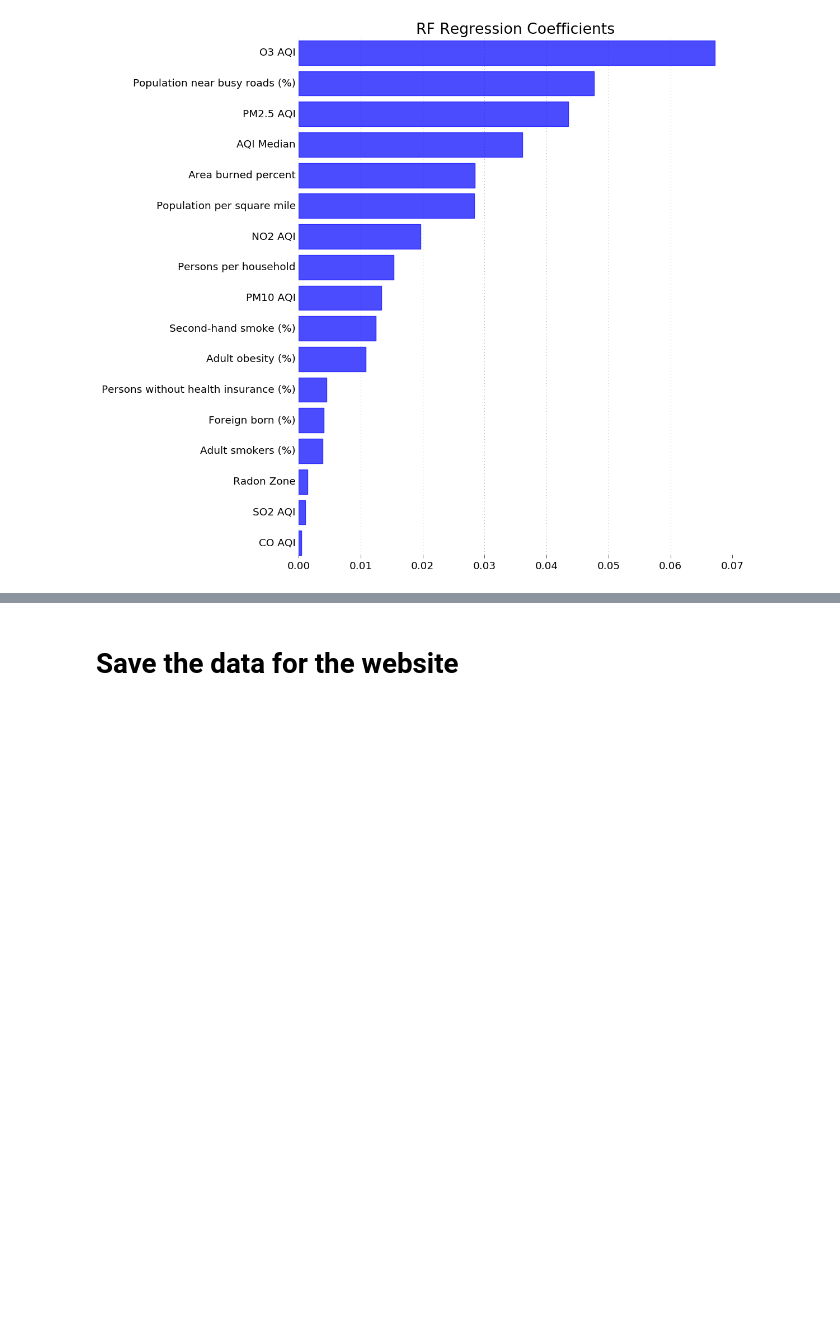
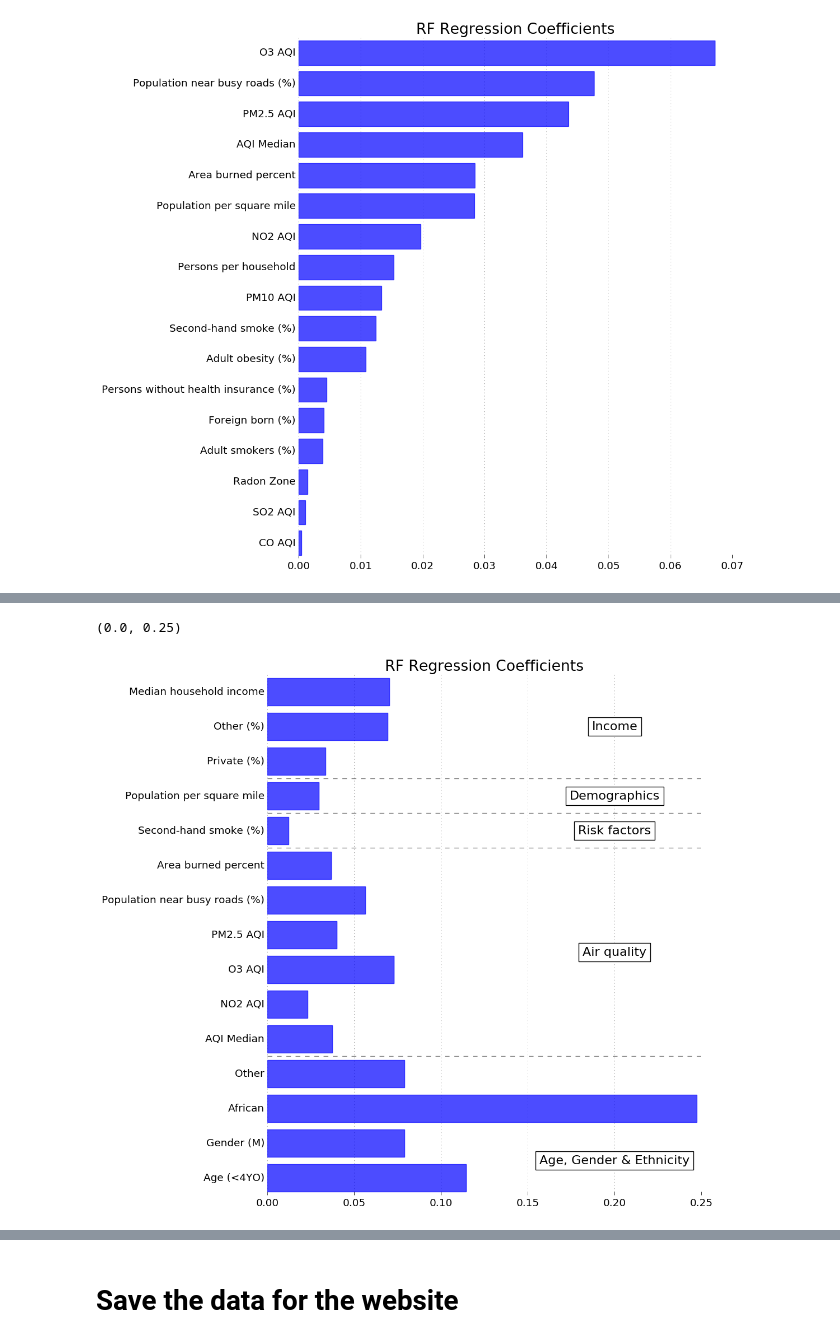
Before and after one commit to joao-r-santos/Asthma, a Jupyter notebook: Data/Exploratory RandomForest.ipynb, the cells around one changed output, grey strips where cells are left out. Saved outputs shown, nothing was run; the diff lists cells and outputs as text; code cells hidden in the pictures; blank space fills up the shorter version.

```diff
--- a/Data/Exploratory RandomForest.ipynb
+++ b/Data/Exploratory RandomForest.ipynb
@@ -456,0 +517,7 @@ plt.savefig('RandomForest_CV_coeff_sorted.png')
+# %%
+param_dist = {"n_estimators": range(5,20),
+              "max_features": range(Nfeats,Nfeats-10,-1),
+              "max_depth": [None, 1, 2],
+              'min_samples_split': [2, 3],
+              "min_samples_leaf": [1, 2, 3]
+              }
@@ -456,0 +592,37 @@ plt.savefig('RandomForest_CV_coeff_sorted.png')
+# %%
+plt.figure(figsize=(10,12))
+ax= plt.subplot(111)
+
+Nlim= len(model_rnd.feature_importances_)
+indsPLT= np.arange(Nlim)
+width= 0.8
+shift= 0.5*(1.-width)
+
+plt.barh(indsPLT+shift, model_rnd.feature_importances_, height=width, color='b',ec='b',alpha=.7)
+
+# plt.legend(loc='best')
+# plt.xlim(xmin=-0.01)
+plt.ylim(0,Nlim)
+plt.grid(axis='y')
+plt.yticks(indsPLT+0.5,red_X_train.columns)
+plt.title('RF Regression Coefficients')
+
+ax.yaxis.set_ticks_position('none')
+ax.set_frame_on(False)
+ax.xaxis.set_ticks_position('bottom')
+ax.yaxis.set_ticks_position('none')
+
+x_text=.2
+xmin,xmax= plt.xlim()
+ax.hlines([4,10,11,12],xmin,xmax,colors='0.5',linestyles='--')
+plt.text(x_text,1,'Age, Gender & Ethnicity',va='center',ha='center',bbox=dict(facecolor='white',pad=5))
+plt.text(x_text,7,'Air quality',va='center',ha='center',bbox=dict(facecolor='white',pad=5))
+plt.text(x_text,10.5,'Risk factors',va='center',ha='center',bbox=dict(facecolor='white',pad=5))
+plt.text(x_text,11.5,'Demographics',va='center',ha='center',bbox=dict(facecolor='white',pad=5))
+plt.text(x_text,13.5,'Income',va='center',ha='center',bbox=dict(facecolor='white',pad=5))
+plt.xlim(xmin,xmax)
+
+# plt.savefig('RandomForest_CV_coeff.png')
+# %% [output]
+(0.0, 0.25)
+[figure, added]
```
Also changed, not shown: parts of 42 cells of this notebook, 3 other files.
